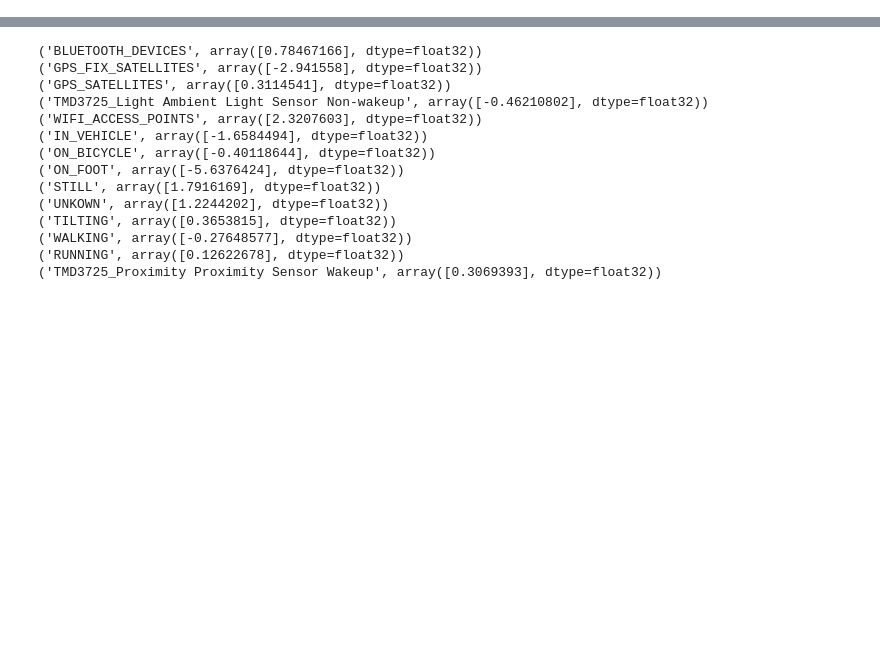
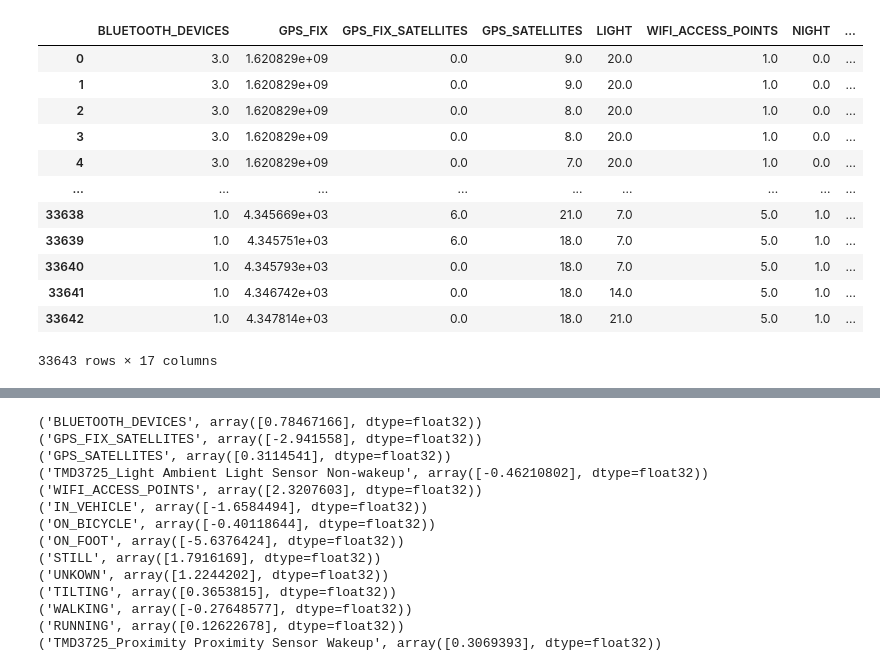
Before and after one commit to SpeedJack/IODataAcquisition, a Jupyter notebook: NeuralNetwork/IONeuralNetwork.ipynb, the cells around one changed output, grey strips where cells are left out. Drawn from its saved outputs; the diff is of its cells as text; code cells hidden in the pictures; blank space fills up the shorter version.

```diff
--- a/NeuralNetwork/IONeuralNetwork.ipynb
+++ b/NeuralNetwork/IONeuralNetwork.ipynb
@@ -8,17 +8,4 @@ from itertools import product, chain, combinations
 from scipy import stats
 from IPython.display import display, HTML
 %matplotlib inline
-
-pd.set_option('display.max_rows',70)
-display(HTML("<style>div.output_scroll { height: auto; max-height: 48em; }</style>"))
-
-def parse_if_number(s):
-    try: return float(s)
-    except: return True if s=="true" else False if s=="false" else s if s else None
-
-def parse_ndarray(s):
-    return np.fromstring(s, sep=' ') if s else None
-
-def get_file_name(name):
-    return name.replace(':', '-')
 # %%
@@ -140,0 +13,20 @@ df_wide
+# %%
+df = pd.read_csv(inputFile)
+del df['FileName']
+del df['timestamp']
+target = df.loc[:,'INDOOR'].to_numpy()
+del df['INDOOR']
+# %% [output]
+|  | BLUETOOTH_DEVICES | GPS_FIX | GPS_FIX_SATELLITES | GPS_SATELLITES | LIGHT | WIFI_ACCESS_POINTS | NIGHT | ... |
+| 0 | 3.0 | 1.620829e+09 | 0.0 | 9.0 | 20.0 | 1.0 | 0.0 | ... |
+| 1 | 3.0 | 1.620829e+09 | 0.0 | 9.0 | 20.0 | 1.0 | 0.0 | ... |
+| 2 | 3.0 | 1.620829e+09 | 0.0 | 8.0 | 20.0 | 1.0 | 0.0 | ... |
+| 3 | 3.0 | 1.620829e+09 | 0.0 | 8.0 | 20.0 | 1.0 | 0.0 | ... |
+| 4 | 3.0 | 1.620829e+09 | 0.0 | 7.0 | 20.0 | 1.0 | 0.0 | ... |
+| ... | ... | ... | ... | ... | ... | ... | ... | ... |
+| 33638 | 1.0 | 4.345669e+03 | 6.0 | 21.0 | 7.0 | 5.0 | 1.0 | ... |
+| 33639 | 1.0 | 4.345751e+03 | 6.0 | 18.0 | 7.0 | 5.0 | 1.0 | ... |
+| 33640 | 1.0 | 4.345793e+03 | 0.0 | 18.0 | 7.0 | 5.0 | 1.0 | ... |
+| 33641 | 1.0 | 4.346742e+03 | 0.0 | 18.0 | 14.0 | 5.0 | 1.0 | ... |
+| 33642 | 1.0 | 4.347814e+03 | 0.0 | 18.0 | 21.0 | 5.0 | 1.0 | ... |
+33643 rows × 17 columns
```
Also changed, not shown: parts of 16 cells of this notebook.
